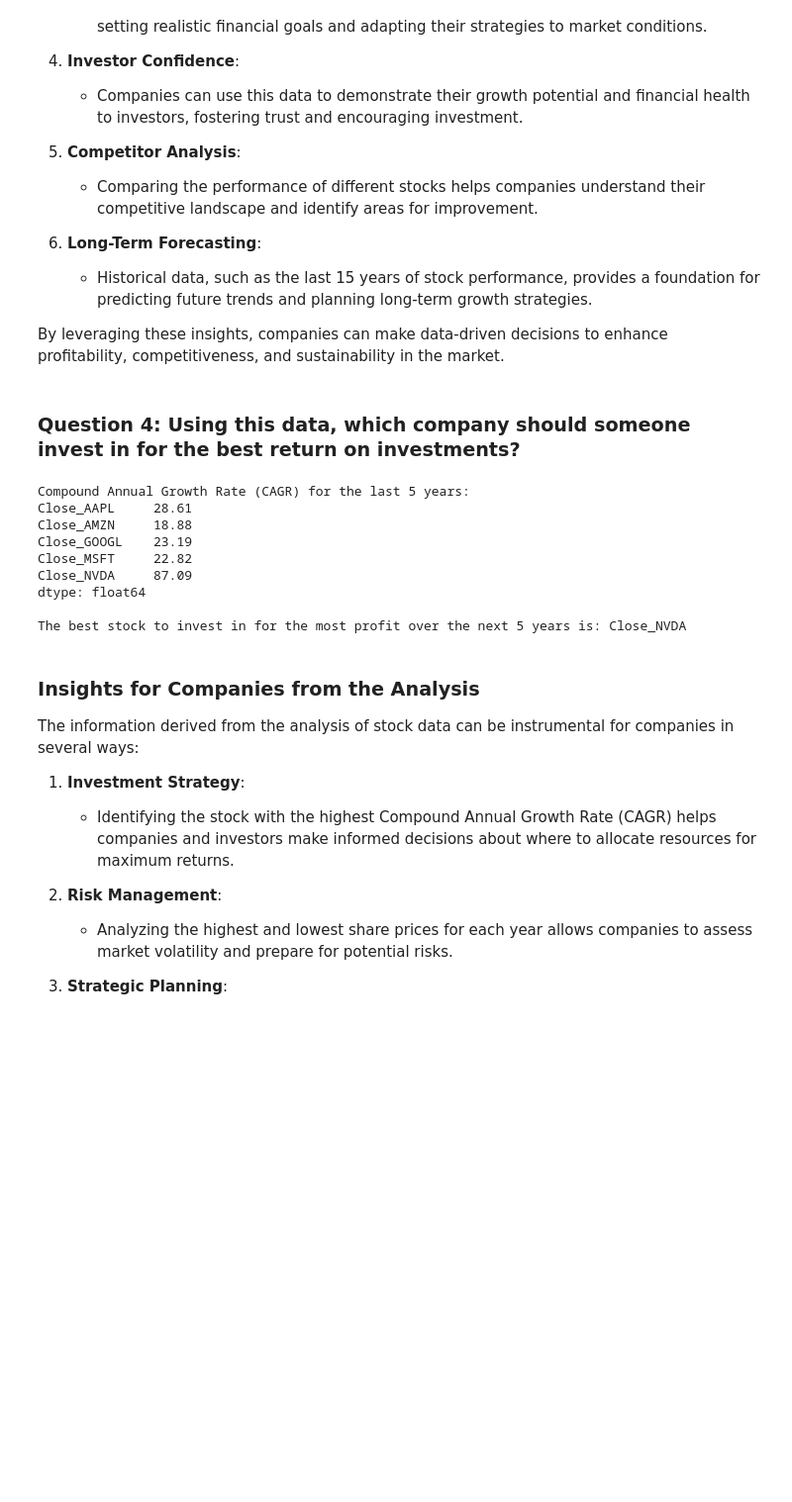
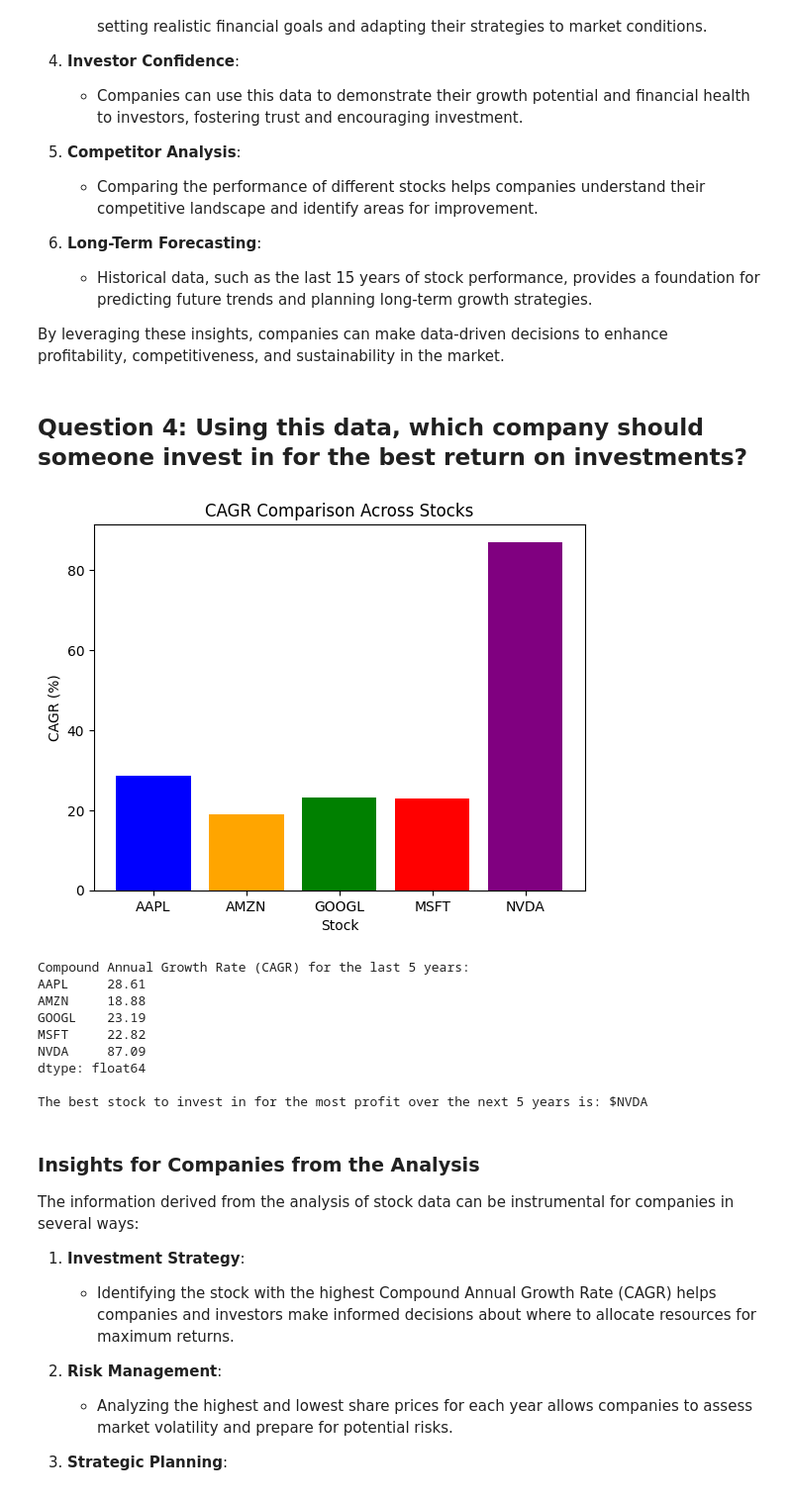
Before and after one commit to StevenKubecka/IS-2053-001-Project, a Jupyter notebook: Project.ipynb, the cells around one changed output. Shown at 99% size. Saved outputs shown, nothing was run; the diff lists cells and outputs as text; code cells hidden in the pictures; blank space fills up the shorter version.

```diff
--- a/Project.ipynb
+++ b/Project.ipynb
@@ -199,44 +223,58 @@ The information derived from the analysis of stock data can be instrumental for
 
 By leveraging these insights, companies can make data-driven decisions to enhance profitability, competitiveness, and sustainability in the market.
 # %% [markdown]
-### Question 4: Using this data, which company should someone invest in for the best return on investments?
+## Question 4: Using this data, which company should someone invest in for the best return on investments?
 # %%
 # Filter data for the last 5 years
 last_5_years = df[df["Date"] >= (df["Date"].max() - pd.DateOffset(years=5))]
 
 # Initialize a dictionary to store the CAGR for each stock
 cagr = {}
 
 # Loop through each stock's closing price column to calculate CAGR
 for col in CLOSING_PRICE_COLS:
     start_price = last_5_years[col].iloc[0]  # Get the starting price for the stock
     end_price = last_5_years[col].iloc[-1]  # Get the ending price for the stock
     years = 5  # Define the time period in years
     # Calculate CAGR using the formula and store it in the dictionary
     cagr[col] = ((end_price / start_price) ** (1 / years) - 1) * 100
 
 # Convert the CAGR dictionary to a pandas Series for better readability
 cagr_series = pd.Series(cagr).round(2)
+cagr_series.index = STOCKS #Renames the index values
+
+# Creates a Bar Chart
+plt.bar(STOCKS, cagr_series, color=['blue', 'orange', 'green', 'red', 'purple'])
+
+# Labels and title
+plt.xlabel('Stock')
+plt.ylabel('CAGR (%)')
+plt.title('CAGR Comparison Across Stocks')
+
+# Displays the Chart
+plt.show()
+
 
 # Find the stock with the highest CAGR
 best_investment = cagr_series.idxmax()
 
 # Print the CAGR for each stock
 print("Compound Annual Growth Rate (CAGR) for the last 5 years:")
 print(cagr_series)
 
 # Print the stock with the highest CAGR as the best investment option
-print(f"\nThe best stock to invest in for the most profit over the next 5 years is: {best_investment}")
+print(f"\nThe best stock to invest in for the most profit over the next 5 years is: ${best_investment}")
 # %% [output]
+[figure, added]
 Compound Annual Growth Rate (CAGR) for the last 5 years:
-Close_AAPL     28.61
-Close_AMZN     18.88
-Close_GOOGL    23.19
-Close_MSFT     22.82
-Close_NVDA     87.09
+AAPL     28.61
+AMZN     18.88
+GOOGL    23.19
+MSFT     22.82
+NVDA     87.09
 dtype: float64
 
-The best stock to invest in for the most profit over the next 5 years is: Close_NVDA
+The best stock to invest in for the most profit over the next 5 years is: $NVDA
 # %% [markdown]
 ### Insights for Companies from the Analysis
 
```
Also changed, not shown: parts of 14 cells of this notebook.
